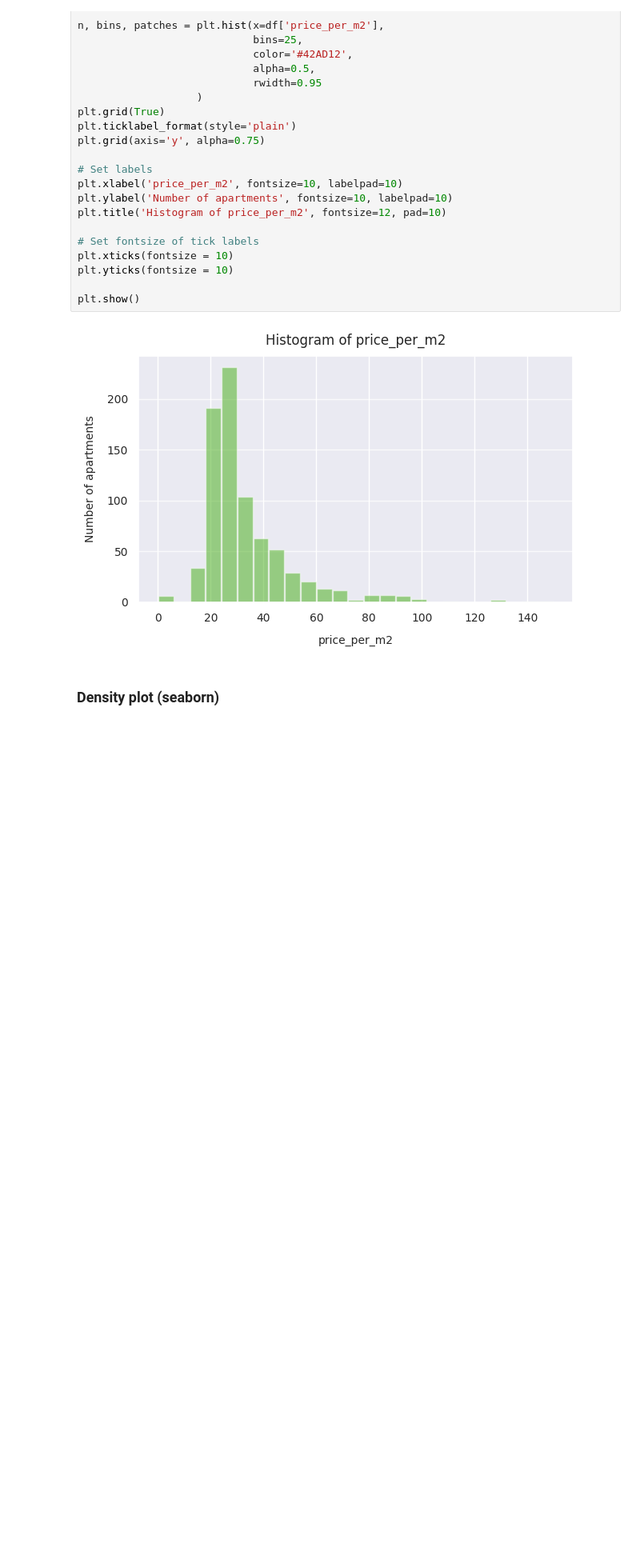
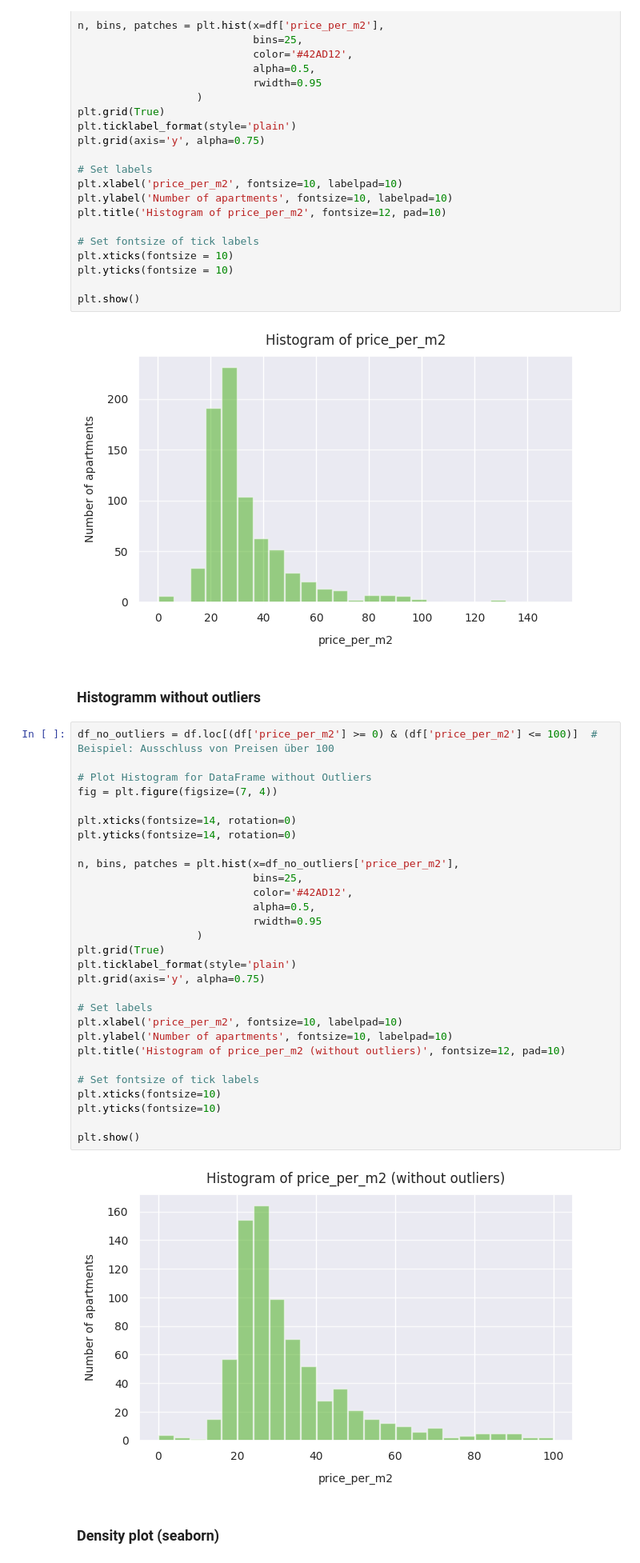
Before and after one commit to easytired/data_analytics, a Jupyter notebook: Week_04/exploratory_data_analysis_apartment_data.ipynb, the cells around one changed output. Shown at 80% size. Cells and saved outputs as stored; diff of their text form; blank space fills up the shorter version.

Commit message:
implemented tables without outliers

```diff
--- a/Week_04/exploratory_data_analysis_apartment_data.ipynb
+++ b/Week_04/exploratory_data_analysis_apartment_data.ipynb
@@ -338,6 +338,39 @@ plt.yticks(fontsize = 10)
 plt.show()
 # %% [output]
 [figure]
+# %% [markdown]
+### Histogramm without outliers
+# %%
+df_no_outliers = df.loc[(df['price_per_m2'] >= 0) & (df['price_per_m2'] <= 100)]  # Beispiel: Ausschluss von Preisen über 100
+
+# Plot Histogram for DataFrame without Outliers
+fig = plt.figure(figsize=(7, 4))
+
+plt.xticks(fontsize=14, rotation=0)
+plt.yticks(fontsize=14, rotation=0)
+
+n, bins, patches = plt.hist(x=df_no_outliers['price_per_m2'],
+                            bins=25,
+                            color='#42AD12',
+                            alpha=0.5,
+                            rwidth=0.95
+                   )
+plt.grid(True)
+plt.ticklabel_format(style='plain')
+plt.grid(axis='y', alpha=0.75)
+
+# Set labels
+plt.xlabel('price_per_m2', fontsize=10, labelpad=10)
+plt.ylabel('Number of apartments', fontsize=10, labelpad=10)
+plt.title('Histogram of price_per_m2 (without outliers)', fontsize=12, pad=10)
+
+# Set fontsize of tick labels
+plt.xticks(fontsize=10)
+plt.yticks(fontsize=10)
+
+plt.show()
+# %% [output]
+[figure, added]
 # %% [markdown]
 ### Density plot  (seaborn)
 # %%
```
Also changed, not shown: parts of 3 cells of this notebook.
